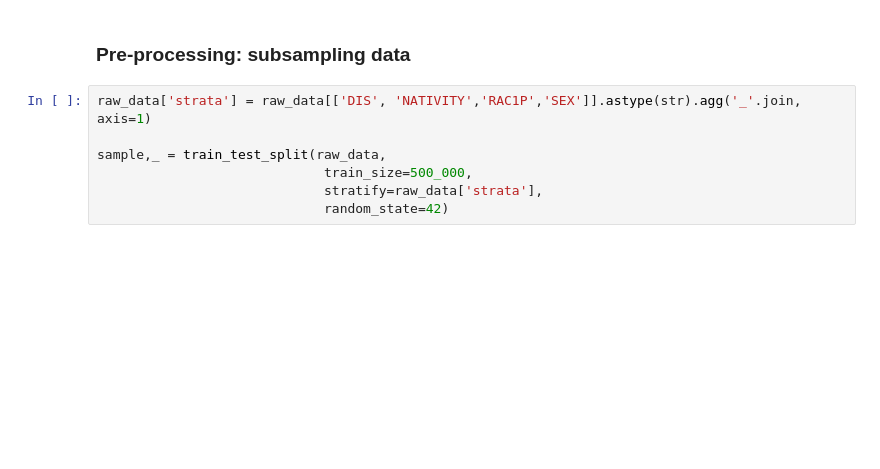
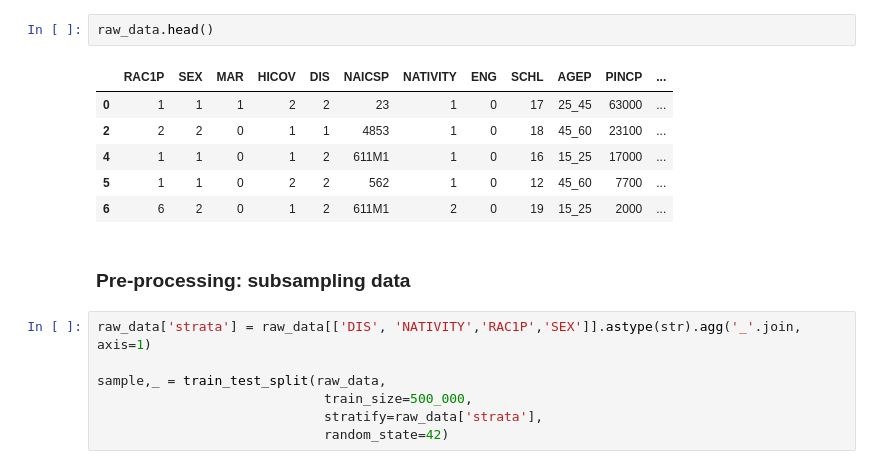
Before and after one commit to antisocialites/HCML, a Jupyter notebook: XGBoost/ACS_income_insurance.ipynb, the cells around one changed output. Cells and saved outputs as stored; diff of their text form; blank space fills up the shorter version.

```diff
--- a/XGBoost/ACS_income_insurance.ipynb
+++ b/XGBoost/ACS_income_insurance.ipynb
@@ -108,3 +116,12 @@ print(raw_data.head())
+# %%
+raw_data.head()
+# %% [output]
+|  | RAC1P | SEX | MAR | HICOV | DIS | NAICSP | NATIVITY | ENG | SCHL | AGEP | PINCP | ... |
+| 0 | 1 | 1 | 1 | 2 | 2 | 23 | 1 | 0 | 17 | 25_45 | 63000 | ... |
+| 2 | 2 | 2 | 0 | 1 | 1 | 4853 | 1 | 0 | 18 | 45_60 | 23100 | ... |
+| 4 | 1 | 1 | 0 | 1 | 2 | 611M1 | 1 | 0 | 16 | 15_25 | 17000 | ... |
+| 5 | 1 | 1 | 0 | 2 | 2 | 562 | 1 | 0 | 12 | 45_60 | 7700 | ... |
+| 6 | 6 | 2 | 0 | 1 | 2 | 611M1 | 2 | 0 | 19 | 15_25 | 2000 | ... |
 # %% [markdown]
 ### Pre-processing: subsampling data
 # %%
```
Also changed, not shown: parts of 45 cells of this notebook.
